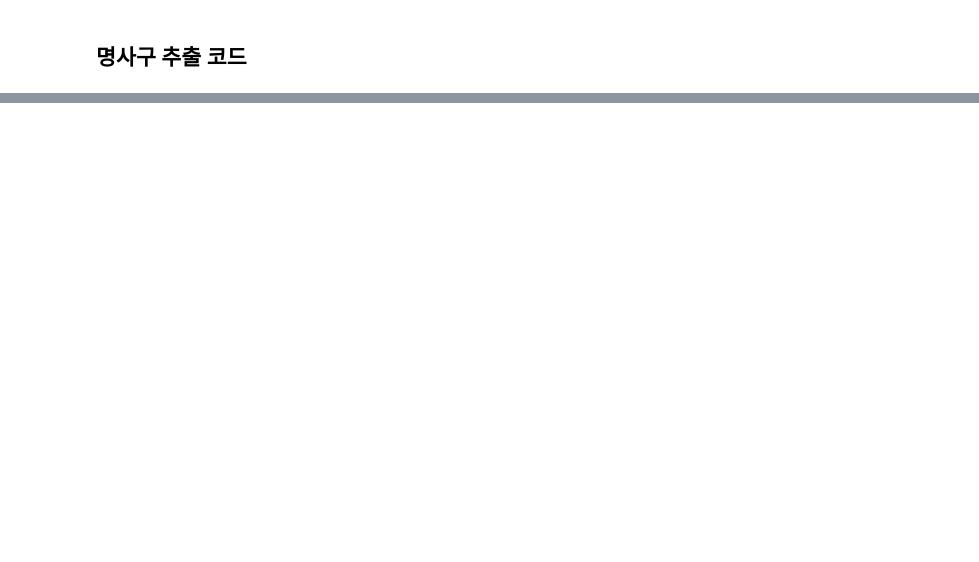
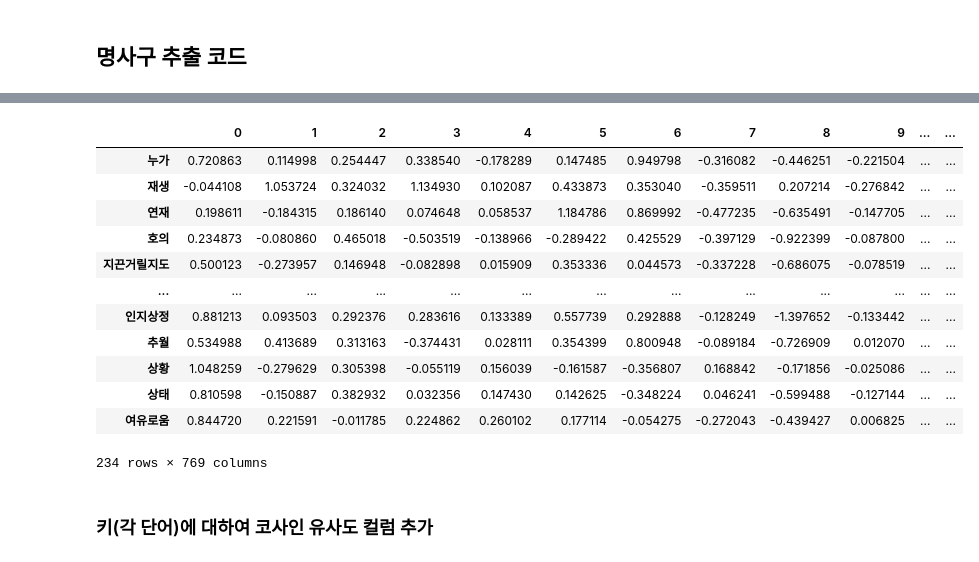
Before and after one commit to TacticalCoders/KoBigBird_Keyword_Extraction, a Jupyter notebook: KoBigBird_Keyword_Extraction_Frequancy_Weighted.ipynb, the cells around one changed output, grey strips where cells are left out. Cells and saved outputs as stored; diff of their text form; code cells hidden in the pictures; blank space fills up the shorter version.

Commit message:
명사구 추출 okt.phrases 활용, 최종 키워드 DBSCAN 클러스터링 구현

```diff
--- a/KoBigBird_Keyword_Extraction_Frequancy_Weighted.ipynb
+++ b/KoBigBird_Keyword_Extraction_Frequancy_Weighted.ipynb
@@ -251,16 +299,13 @@ def extract_main_keywords(nouns, counts, title, text, model, tokenizer, use_freq
 # %%
-model.to('cuda')
-model.eval()
-
-sample_essay = sample[18003]
+sample_essay = sample[6]
 
 with torch.no_grad():
-    print(sample_essay['keyword'])
+    print(sample_essay['keywords'])
 
     title = sample_essay['title']
     text = sample_essay['body_text']
     text = text.replace('\n','').replace('\t','').replace('\r','') # 코모란 에러 방지
-    nouns, counts = get_nouns_komoran(text, use_phrase=False)
+    nouns, counts = get_nouns_mecab(text, use_phrase=True)
     print(counts)
-    extract_main_keywords(nouns, counts, title, text, model, tokenizer, use_freq_w=True)
+    extract_main_keywords(nouns, counts, title, text, model, tokenizer, use_freq_w=False)
 # %% [output]
@@ -290,12 +333,12 @@ Counter({'쓰레기': 35, '아이들': 12, '발견': 10, '담배꽁초': 10, '
 # %%
 from krwordrank.word import KRWordRank
 
-min_count = 5   # 단어의 최소 출현 빈도수 (그래프 생성 시)
-max_length = 10 # 단어의 최대 길이
+min_count = 1   # 단어의 최소 출현 빈도수 (그래프 생성 시)
+max_length = 15 # 단어의 최대 길이
 wordrank_extractor = KRWordRank(min_count=min_count, max_length=max_length)
 
 beta = 0.85    # PageRank의 decaying factor beta
-max_iter = 10
+max_iter = 20
 texts = [text]
 keywords, rank, graph = wordrank_extractor.extract(texts, beta, max_iter)
 
@@ -392,0 +526,3 @@ print(words)
+# %%
+with torch.no_grad():
+    vec_dict, sim_dict = extract_main_keywords(nouns, counts, title, text, model, tokenizer, use_freq_w=False)
@@ -392,0 +539,16 @@ print(words)
+# %%
+word_features_numpy = {}
+for word, feat in vec_dict.items():
+    word_features_numpy[word] = feat.to('cpu')[0].numpy()
+
+features_df = pd.DataFrame(word_features_numpy)
+features_df = features_df.transpose()
+
+# 코사인 유사도 부착
+
+clustering = DBSCAN(eps=6, min_samples=2).fit(features_df)
+DBSCAN_dataset = features_df.copy()
+DBSCAN_dataset.loc[:,'Cluster'] = clustering.labels_
+
+print(DBSCAN_dataset.Cluster.value_counts().to_frame())
+print(clustering.labels_ .max())
@@ -392,0 +573,18 @@ print(words)
+# %%
+DBSCAN_dataset
+# %% [output]
+|  | 0 | 1 | 2 | 3 | 4 | 5 | 6 | 7 | 8 | 9 | ... | ... |
+| 누가 | 0.720863 | 0.114998 | 0.254447 | 0.338540 | -0.178289 | 0.147485 | 0.949798 | -0.316082 | -0.446251 | -0.221504 | ... | ... |
+| 재생 | -0.044108 | 1.053724 | 0.324032 | 1.134930 | 0.102087 | 0.433873 | 0.353040 | -0.359511 | 0.207214 | -0.276842 | ... | ... |
+| 연재 | 0.198611 | -0.184315 | 0.186140 | 0.074648 | 0.058537 | 1.184786 | 0.869992 | -0.477235 | -0.635491 | -0.147705 | ... | ... |
+| 호의 | 0.234873 | -0.080860 | 0.465018 | -0.503519 | -0.138966 | -0.289422 | 0.425529 | -0.397129 | -0.922399 | -0.087800 | ... | ... |
+| 지끈거릴지도 | 0.500123 | -0.273957 | 0.146948 | -0.082898 | 0.015909 | 0.353336 | 0.044573 | -0.337228 | -0.686075 | -0.078519 | ... | ... |
+| ... | ... | ... | ... | ... | ... | ... | ... | ... | ... | ... | ... | ... |
+| 인지상정 | 0.881213 | 0.093503 | 0.292376 | 0.283616 | 0.133389 | 0.557739 | 0.292888 | -0.128249 | -1.397652 | -0.133442 | ... | ... |
+| 추월 | 0.534988 | 0.413689 | 0.313163 | -0.374431 | 0.028111 | 0.354399 | 0.800948 | -0.089184 | -0.726909 | 0.012070 | ... | ... |
+| 상황 | 1.048259 | -0.279629 | 0.305398 | -0.055119 | 0.156039 | -0.161587 | -0.356807 | 0.168842 | -0.171856 | -0.025086 | ... | ... |
+| 상태 | 0.810598 | -0.150887 | 0.382932 | 0.032356 | 0.147430 | 0.142625 | -0.348224 | 0.046241 | -0.599488 | -0.127144 | ... | ... |
+| 여유로움 | 0.844720 | 0.221591 | -0.011785 | 0.224862 | 0.260102 | 0.177114 | -0.054275 | -0.272043 | -0.439427 | 0.006825 | ... | ... |
+234 rows × 769 columns
+# %% [markdown]
+### 키(각 단어)에 대하여 코사인 유사도 컬럼 추가
```
Also changed, not shown: parts of 34 cells of this notebook.
